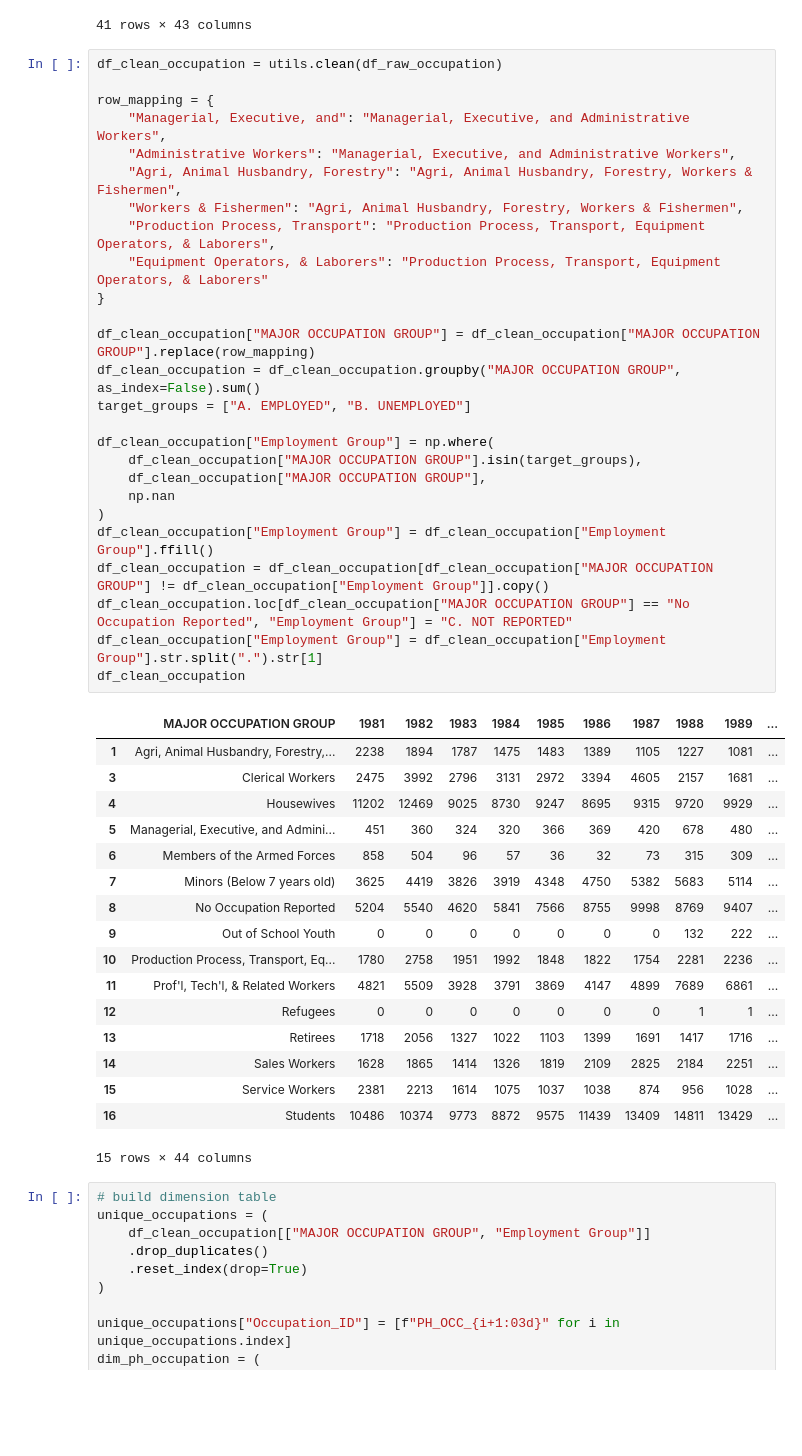
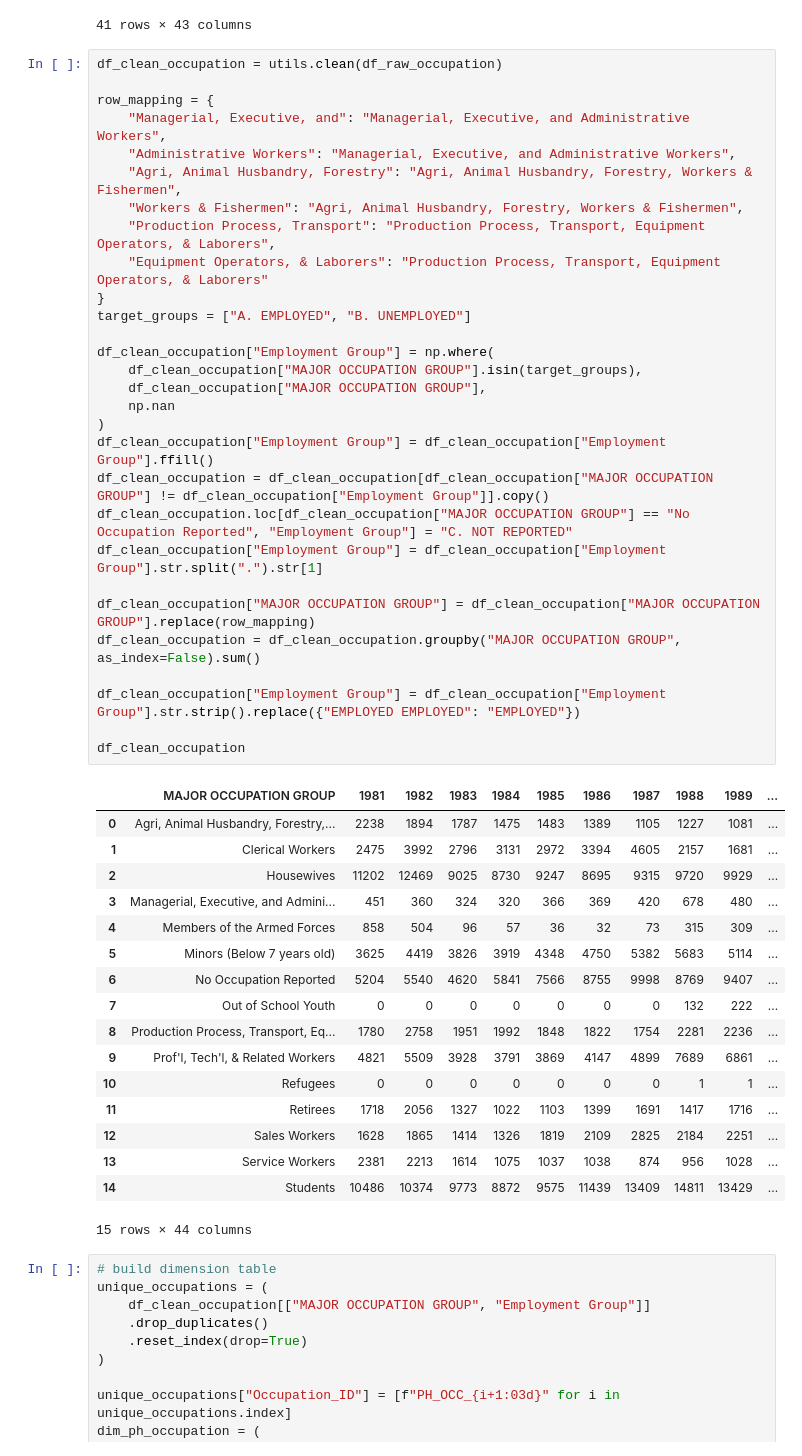
Before and after one commit to viggobalcita26/filipino-emigration-analysis, a Jupyter notebook: clean_occupation.ipynb, the cells around one changed output. Drawn from its saved outputs; the diff is of its cells as text; blank space fills up the shorter version.

Commit message:
fix clean_occupation.ipynb

```diff
--- a/clean_occupation.ipynb
+++ b/clean_occupation.ipynb
@@ -29,46 +29,49 @@ df_raw_occupation
 # %%
 df_clean_occupation = utils.clean(df_raw_occupation)
 
 row_mapping = {
     "Managerial, Executive, and": "Managerial, Executive, and Administrative Workers",
     "Administrative Workers": "Managerial, Executive, and Administrative Workers",
     "Agri, Animal Husbandry, Forestry": "Agri, Animal Husbandry, Forestry, Workers & Fishermen",
     "Workers & Fishermen": "Agri, Animal Husbandry, Forestry, Workers & Fishermen",
     "Production Process, Transport": "Production Process, Transport, Equipment Operators, & Laborers",
     "Equipment Operators, & Laborers": "Production Process, Transport, Equipment Operators, & Laborers"
 }
-
-df_clean_occupation["MAJOR OCCUPATION GROUP"] = df_clean_occupation["MAJOR OCCUPATION GROUP"].replace(row_mapping)
-df_clean_occupation = df_clean_occupation.groupby("MAJOR OCCUPATION GROUP", as_index=False).sum()
 target_groups = ["A. EMPLOYED", "B. UNEMPLOYED"]
 
 df_clean_occupation["Employment Group"] = np.where(
     df_clean_occupation["MAJOR OCCUPATION GROUP"].isin(target_groups),
     df_clean_occupation["MAJOR OCCUPATION GROUP"],
     np.nan
 )
 df_clean_occupation["Employment Group"] = df_clean_occupation["Employment Group"].ffill()
 df_clean_occupation = df_clean_occupation[df_clean_occupation["MAJOR OCCUPATION GROUP"] != df_clean_occupation["Employment Group"]].copy()
 df_clean_occupation.loc[df_clean_occupation["MAJOR OCCUPATION GROUP"] == "No Occupation Reported", "Employment Group"] = "C. NOT REPORTED"
 df_clean_occupation["Employment Group"] = df_clean_occupation["Employment Group"].str.split(".").str[1]
+
+df_clean_occupation["MAJOR OCCUPATION GROUP"] = df_clean_occupation["MAJOR OCCUPATION GROUP"].replace(row_mapping)
+df_clean_occupation = df_clean_occupation.groupby("MAJOR OCCUPATION GROUP", as_index=False).sum()
+
+df_clean_occupation["Employment Group"] = df_clean_occupation["Employment Group"].str.strip().replace({"EMPLOYED EMPLOYED": "EMPLOYED"})
+
 df_clean_occupation
 # %% [output]
 |  | MAJOR OCCUPATION GROUP | 1981 | 1982 | 1983 | 1984 | 1985 | 1986 | 1987 | 1988 | 1989 | ... |
-| 1 | Agri, Animal Husbandry, Forestry,... | 2238 | 1894 | 1787 | 1475 | 1483 | 1389 | 1105 | 1227 | 1081 | ... |
-| 3 | Clerical Workers | 2475 | 3992 | 2796 | 3131 | 2972 | 3394 | 4605 | 2157 | 1681 | ... |
-| 4 | Housewives | 11202 | 12469 | 9025 | 8730 | 9247 | 8695 | 9315 | 9720 | 9929 | ... |
-| 5 | Managerial, Executive, and Admini... | 451 | 360 | 324 | 320 | 366 | 369 | 420 | 678 | 480 | ... |
-| 6 | Members of the Armed Forces | 858 | 504 | 96 | 57 | 36 | 32 | 73 | 315 | 309 | ... |
-| 7 | Minors (Below 7 years old) | 3625 | 4419 | 3826 | 3919 | 4348 | 4750 | 5382 | 5683 | 5114 | ... |
-| 8 | No Occupation Reported | 5204 | 5540 | 4620 | 5841 | 7566 | 8755 | 9998 | 8769 | 9407 | ... |
-| 9 | Out of School Youth | 0 | 0 | 0 | 0 | 0 | 0 | 0 | 132 | 222 | ... |
-| 10 | Production Process, Transport, Eq... | 1780 | 2758 | 1951 | 1992 | 1848 | 1822 | 1754 | 2281 | 2236 | ... |
-| 11 | Prof'l, Tech'l, & Related Workers | 4821 | 5509 | 3928 | 3791 | 3869 | 4147 | 4899 | 7689 | 6861 | ... |
-| 12 | Refugees | 0 | 0 | 0 | 0 | 0 | 0 | 0 | 1 | 1 | ... |
-| 13 | Retirees | 1718 | 2056 | 1327 | 1022 | 1103 | 1399 | 1691 | 1417 | 1716 | ... |
-| 14 | Sales Workers | 1628 | 1865 | 1414 | 1326 | 1819 | 2109 | 2825 | 2184 | 2251 | ... |
-| 15 | Service Workers | 2381 | 2213 | 1614 | 1075 | 1037 | 1038 | 874 | 956 | 1028 | ... |
-| 16 | Students | 10486 | 10374 | 9773 | 8872 | 9575 | 11439 | 13409 | 14811 | 13429 | ... |
+| 0 | Agri, Animal Husbandry, Forestry,... | 2238 | 1894 | 1787 | 1475 | 1483 | 1389 | 1105 | 1227 | 1081 | ... |
+| 1 | Clerical Workers | 2475 | 3992 | 2796 | 3131 | 2972 | 3394 | 4605 | 2157 | 1681 | ... |
+| 2 | Housewives | 11202 | 12469 | 9025 | 8730 | 9247 | 8695 | 9315 | 9720 | 9929 | ... |
+| 3 | Managerial, Executive, and Admini... | 451 | 360 | 324 | 320 | 366 | 369 | 420 | 678 | 480 | ... |
+| 4 | Members of the Armed Forces | 858 | 504 | 96 | 57 | 36 | 32 | 73 | 315 | 309 | ... |
+| 5 | Minors (Below 7 years old) | 3625 | 4419 | 3826 | 3919 | 4348 | 4750 | 5382 | 5683 | 5114 | ... |
+| 6 | No Occupation Reported | 5204 | 5540 | 4620 | 5841 | 7566 | 8755 | 9998 | 8769 | 9407 | ... |
+| 7 | Out of School Youth | 0 | 0 | 0 | 0 | 0 | 0 | 0 | 132 | 222 | ... |
+| 8 | Production Process, Transport, Eq... | 1780 | 2758 | 1951 | 1992 | 1848 | 1822 | 1754 | 2281 | 2236 | ... |
+| 9 | Prof'l, Tech'l, & Related Workers | 4821 | 5509 | 3928 | 3791 | 3869 | 4147 | 4899 | 7689 | 6861 | ... |
+| 10 | Refugees | 0 | 0 | 0 | 0 | 0 | 0 | 0 | 1 | 1 | ... |
+| 11 | Retirees | 1718 | 2056 | 1327 | 1022 | 1103 | 1399 | 1691 | 1417 | 1716 | ... |
+| 12 | Sales Workers | 1628 | 1865 | 1414 | 1326 | 1819 | 2109 | 2825 | 2184 | 2251 | ... |
+| 13 | Service Workers | 2381 | 2213 | 1614 | 1075 | 1037 | 1038 | 874 | 956 | 1028 | ... |
+| 14 | Students | 10486 | 10374 | 9773 | 8872 | 9575 | 11439 | 13409 | 14811 | 13429 | ... |
 15 rows × 44 columns
 # %%
 # build dimension table
```
Also changed, not shown: parts of 2 cells of this notebook, 1 other file.
